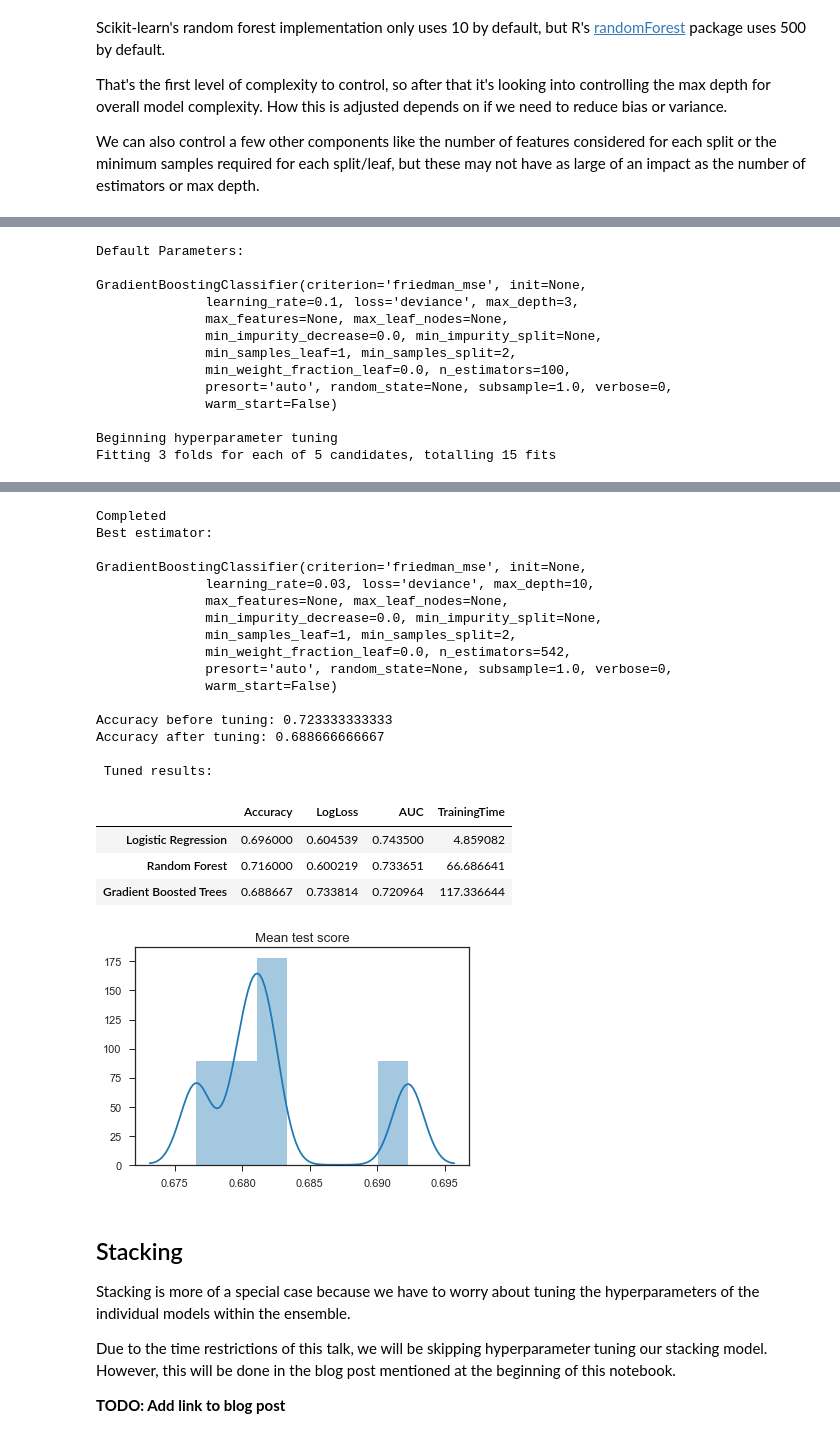
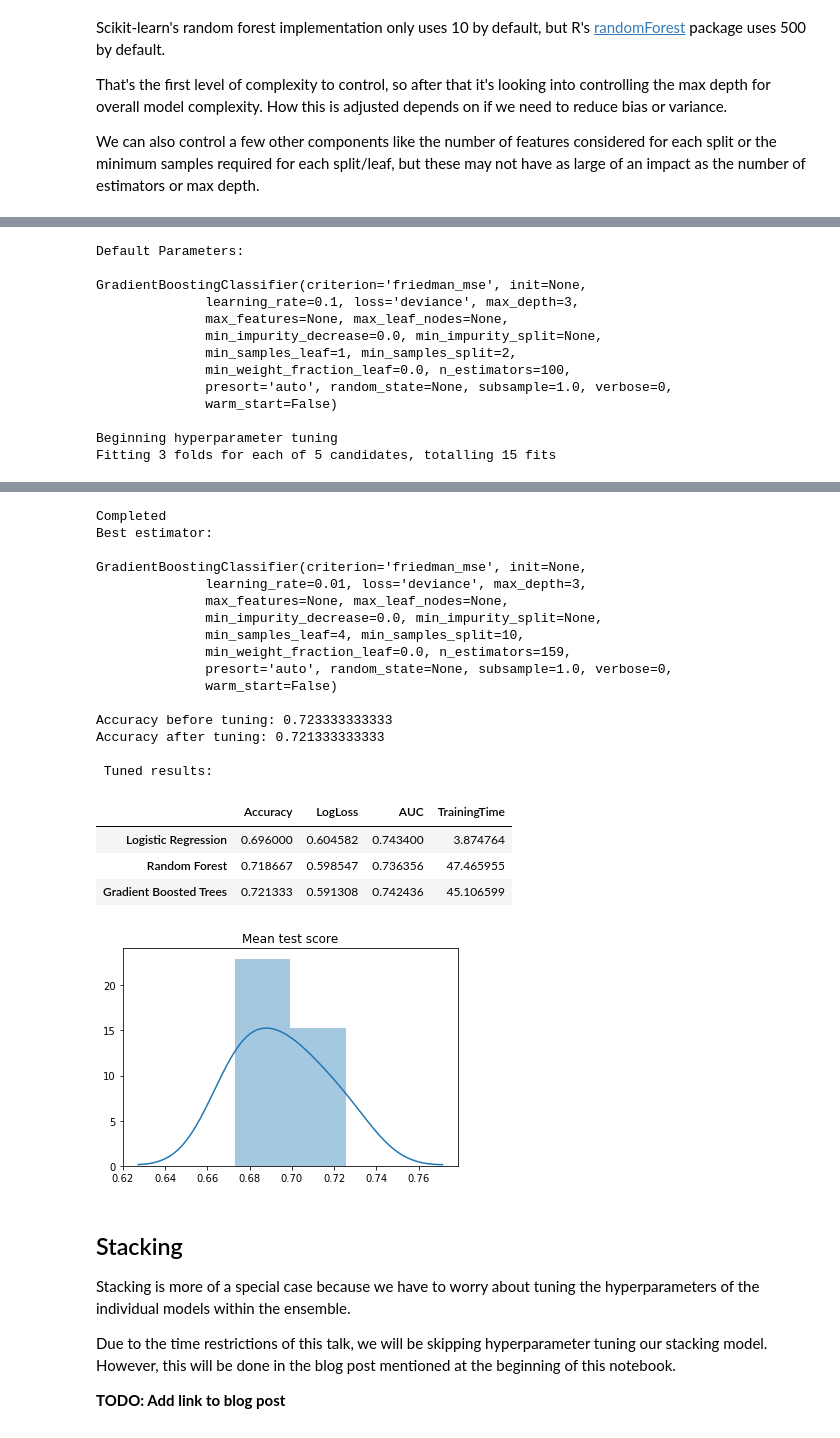
Before and after one commit to JeffMacaluso/Talks, a Jupyter notebook: EnsembleMethods/EnsembleMethods.ipynb, the cells around one changed output, grey strips where cells are left out. Cells and saved outputs as stored; diff of their text form; code cells hidden in the pictures.

Commit message:
Updated gradient boosting hyperparameters

```diff
--- a/EnsembleMethods/EnsembleMethods.ipynb
+++ b/EnsembleMethods/EnsembleMethods.ipynb
@@ -461,7 +455,7 @@ def hyperparameter_tune_get_results(model, parameters, model_name, num_rounds=30
     # Defining the random search cross validation
     random_search = RandomizedSearchCV(model,
                                        param_distributions=parameters,
-                                       n_iter=num_rounds, n_jobs=-1,, k=3
+                                       n_iter=num_rounds, n_jobs=-1, cv=3,
                                        return_train_score=True, random_state=46,
                                        verbose=20)  # Prints status of each completed fit
 
@@ -647,7 +635,8 @@ Note that this does include several hyperparameters specifically for XGBoost tha
 # Creating the dictionary of parameters to use in the search
 parameters = {'n_estimators': scipy.stats.randint(low=100, high=1000),  # Uniform distribution between 100 and 1000
               'learning_rate': [0.01, 0.03, 0.1, 0.3],  # How drastic updates are
-              'max_depth': [None, 10, 30, 100],  # Maximum number of levels in a tree
+              'subsample': [0.5, 0.75, 1.0],  # The portion of rows to use in updates
+              'max_depth': [3, 6, 8, 10],  # Maximum number of levels in a tree
               'min_samples_split': [2, 5, 10],  # Minimum number of samples required to split a node
               'min_samples_leaf': [1, 2, 4]  # Minimum number of samples required at each leaf node
              }
@@ -685,24 +674,24 @@ Fitting 3 folds for each of 5 candidates, totalling 15 fits
 Completed
 Best estimator:
 
 GradientBoostingClassifier(criterion='friedman_mse', init=None,
-              learning_rate=0.03, loss='deviance', max_depth=10,
+              learning_rate=0.01, loss='deviance', max_depth=3,
               max_features=None, max_leaf_nodes=None,
               min_impurity_decrease=0.0, min_impurity_split=None,
-              min_samples_leaf=1, min_samples_split=2,
-              min_weight_fraction_leaf=0.0, n_estimators=542,
+              min_samples_leaf=4, min_samples_split=10,
+              min_weight_fraction_leaf=0.0, n_estimators=159,
               presort='auto', random_state=None, subsample=1.0, verbose=0,
               warm_start=False)
 
 Accuracy before tuning: 0.723333333333
-Accuracy after tuning: 0.688666666667
+Accuracy after tuning: 0.721333333333
 
  Tuned results:
 |  | Accuracy | LogLoss | AUC | TrainingTime |
-| Logistic Regression | 0.696000 | 0.604539 | 0.743500 | 4.859082 |
-| Random Forest | 0.716000 | 0.600219 | 0.733651 | 66.686641 |
-| Gradient Boosted Trees | 0.688667 | 0.733814 | 0.720964 | 117.336644 |
+| Logistic Regression | 0.696000 | 0.604582 | 0.743400 | 3.874764 |
+| Random Forest | 0.718667 | 0.598547 | 0.736356 | 47.465955 |
+| Gradient Boosted Trees | 0.721333 | 0.591308 | 0.742436 | 45.106599 |
-[figure, old version]
+[figure, new version]
 # %% [markdown]
 ## Stacking
 
```
Also changed, not shown: parts of 15 cells of this notebook.
